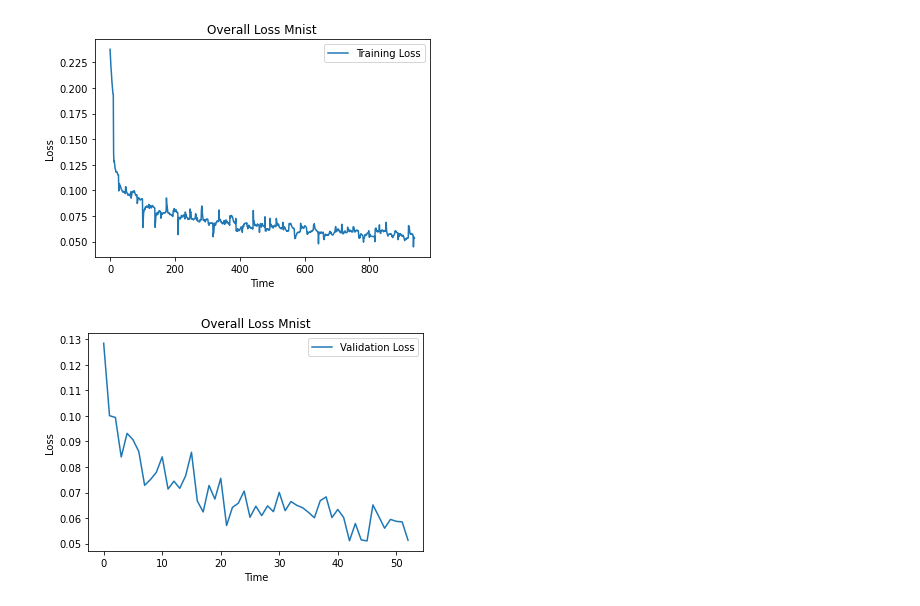
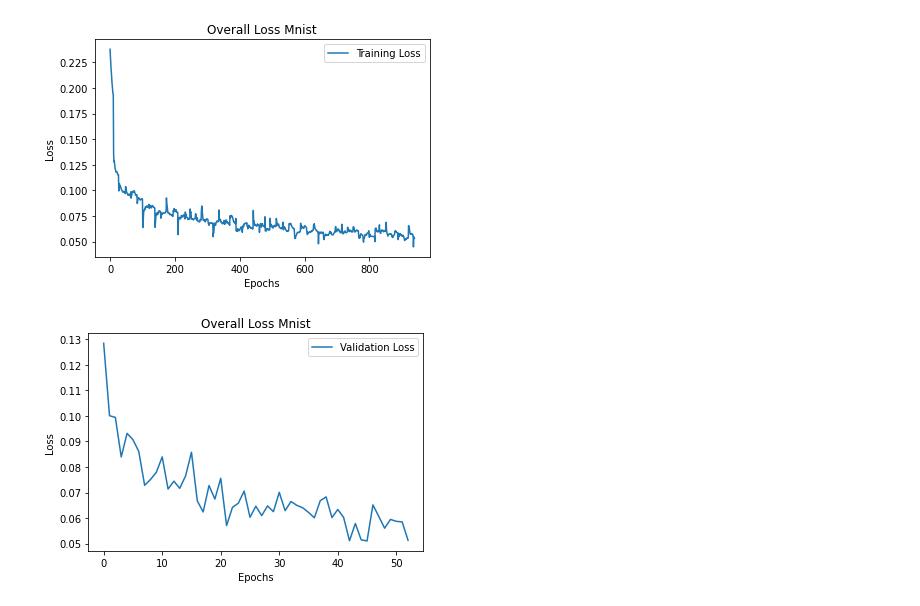
Before and after one commit to Gio200023/Continual-Learning-on-Max78000, a Jupyter notebook: python_scripts/plot_results.ipynb, the cells around one changed output. Saved outputs shown, nothing was run; the diff lists cells and outputs as text; code cells hidden in the pictures.

Commit message:
last plots, update example log

```diff
--- a/python_scripts/plot_results.ipynb
+++ b/python_scripts/plot_results.ipynb
@@ -101,29 +95,37 @@ plt.savefig('plot_mnist_confusion_matrix.png', dpi=300)
 # %%
+"""
+Plot of training loss of the mnist model network
+"""
+
 df = pd.read_json('training_loss_mnist.json')
 plot = pd.DataFrame(df[2])
 
 plt.plot(plot, label='Training Loss')
 
 plt.legend()
-plt.xlabel("Time")
+plt.xlabel("Epochs")
 plt.ylabel("Loss")
 plt.title("Overall Loss Mnist")
 plt.savefig('plots/plot_training_loss_mnist.png', dpi=300)
 # %% [output]
-[figure, old version]
+[figure, new version]
 # %%
+"""
+Plot of validation loss of the mnist model network
+"""
+
 df = pd.read_json('validation_loss_mnist.json')
 plot = pd.DataFrame(df[2])
 
 plt.plot(plot,label='Validation Loss')
 
 plt.legend()
-plt.xlabel("Time")
+plt.xlabel("Epochs")
 plt.ylabel("Loss")
 plt.title("Overall Loss Mnist")
 plt.savefig('plots/plot_validation_loss_mnist.png', dpi=300)
 # %% [output]
-[figure, old version]
+[figure, new version]
 # %%
 """
 Plot of time of backpropagation 100 iterations
```
Also changed, not shown: parts of 7 cells of this notebook, 9 other files.
